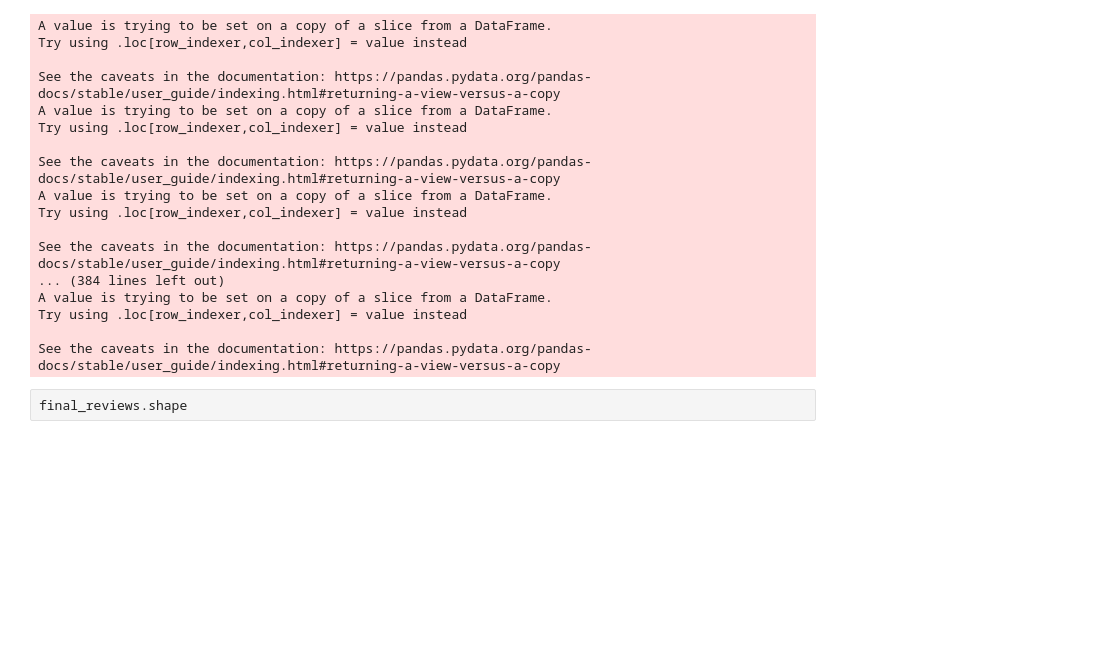
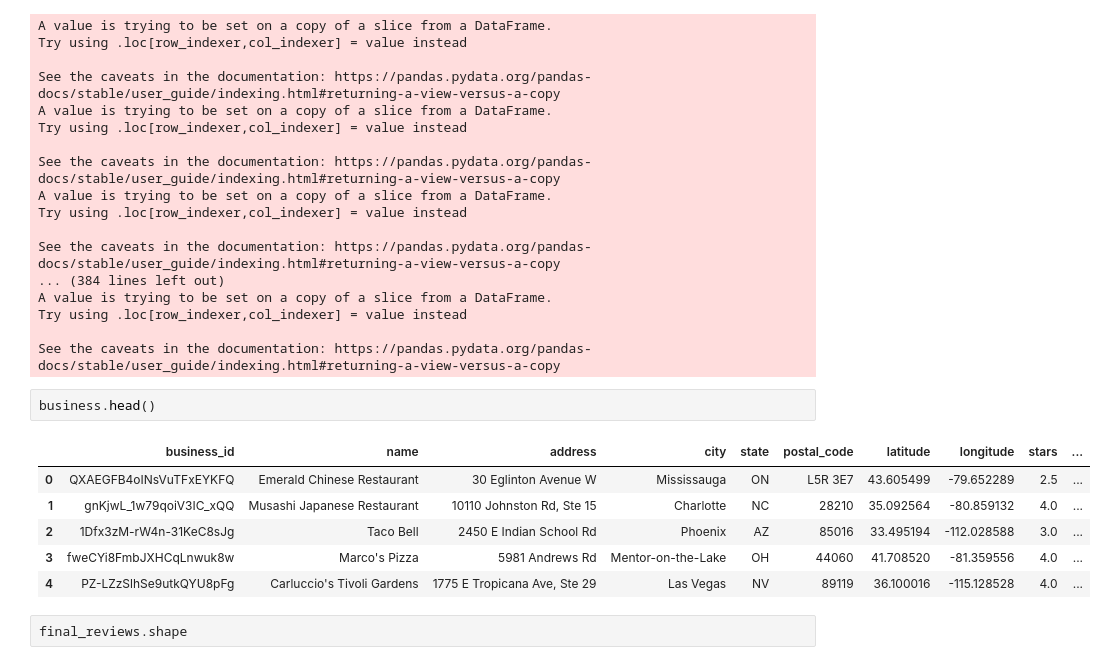
Before and after one commit to edmondshao/nlp-ss20-research, a Jupyter notebook: cleaned-yelp/idk.ipynb, the cells around one changed output. Saved outputs shown, nothing was run; the diff lists cells and outputs as text; blank space fills up the shorter version.

```diff
--- a/cleaned-yelp/idk.ipynb
+++ b/cleaned-yelp/idk.ipynb
@@ -151,6 +151,15 @@ A value is trying to be set on a copy of a slice from a DataFrame.
 Try using .loc[row_indexer,col_indexer] = value instead
 
 See the caveats in the documentation: https://pandas.pydata.org/pandas-docs/stable/user_guide/indexing.html#returning-a-view-versus-a-copy
+# %%
+business.head()
+# %% [output]
+|  | business_id | name | address | city | state | postal_code | latitude | longitude | stars | ... |
+| 0 | QXAEGFB4oINsVuTFxEYKFQ | Emerald Chinese Restaurant | 30 Eglinton Avenue W | Mississauga | ON | L5R 3E7 | 43.605499 | -79.652289 | 2.5 | ... |
+| 1 | gnKjwL_1w79qoiV3IC_xQQ | Musashi Japanese Restaurant | 10110 Johnston Rd, Ste 15 | Charlotte | NC | 28210 | 35.092564 | -80.859132 | 4.0 | ... |
+| 2 | 1Dfx3zM-rW4n-31KeC8sJg | Taco Bell | 2450 E Indian School Rd | Phoenix | AZ | 85016 | 33.495194 | -112.028588 | 3.0 | ... |
+| 3 | fweCYi8FmbJXHCqLnwuk8w | Marco's Pizza | 5981 Andrews Rd | Mentor-on-the-Lake | OH | 44060 | 41.708520 | -81.359556 | 4.0 | ... |
+| 4 | PZ-LZzSlhSe9utkQYU8pFg | Carluccio's Tivoli Gardens | 1775 E Tropicana Ave, Ste 29 | Las Vegas | NV | 89119 | 36.100016 | -115.128528 | 4.0 | ... |
 # %%
 final_reviews.shape
 # %% [output]
```
Also changed, not shown: 4 other files.
